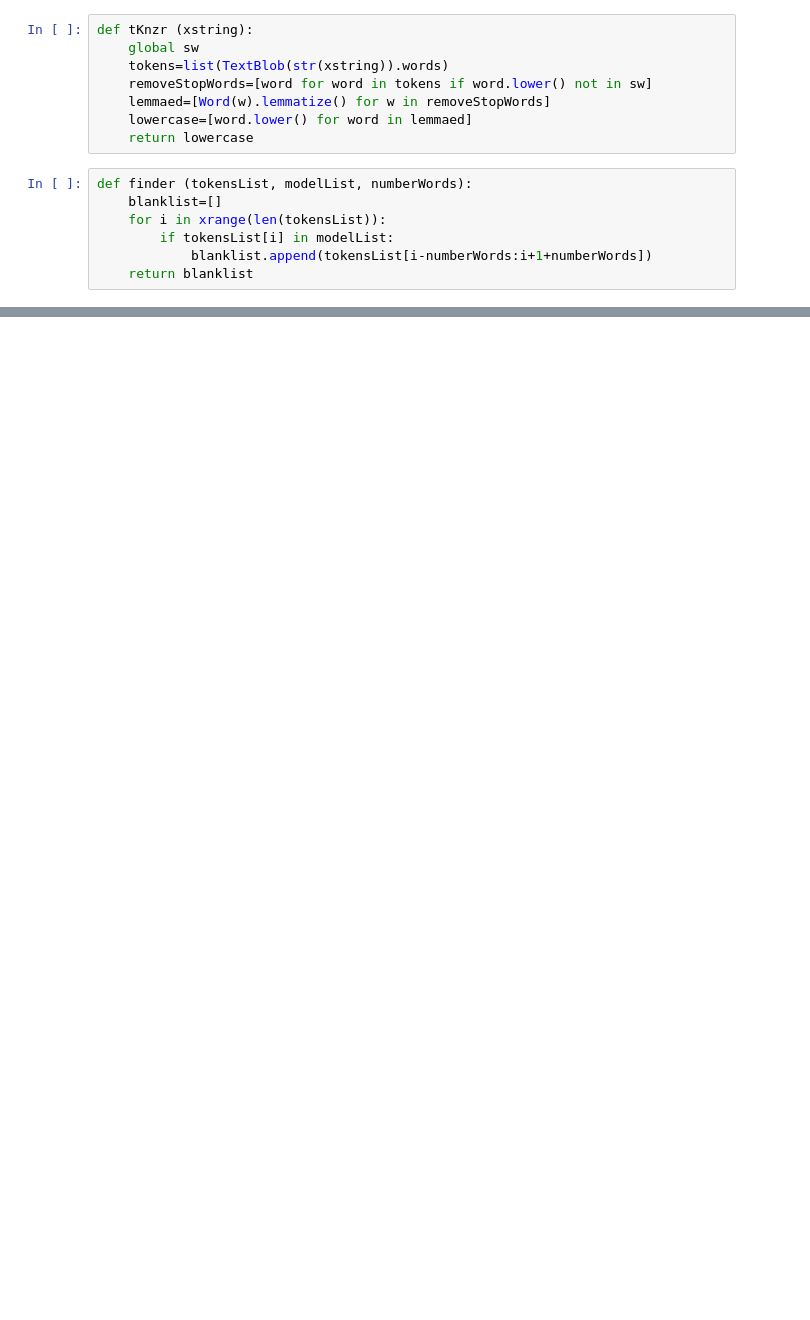
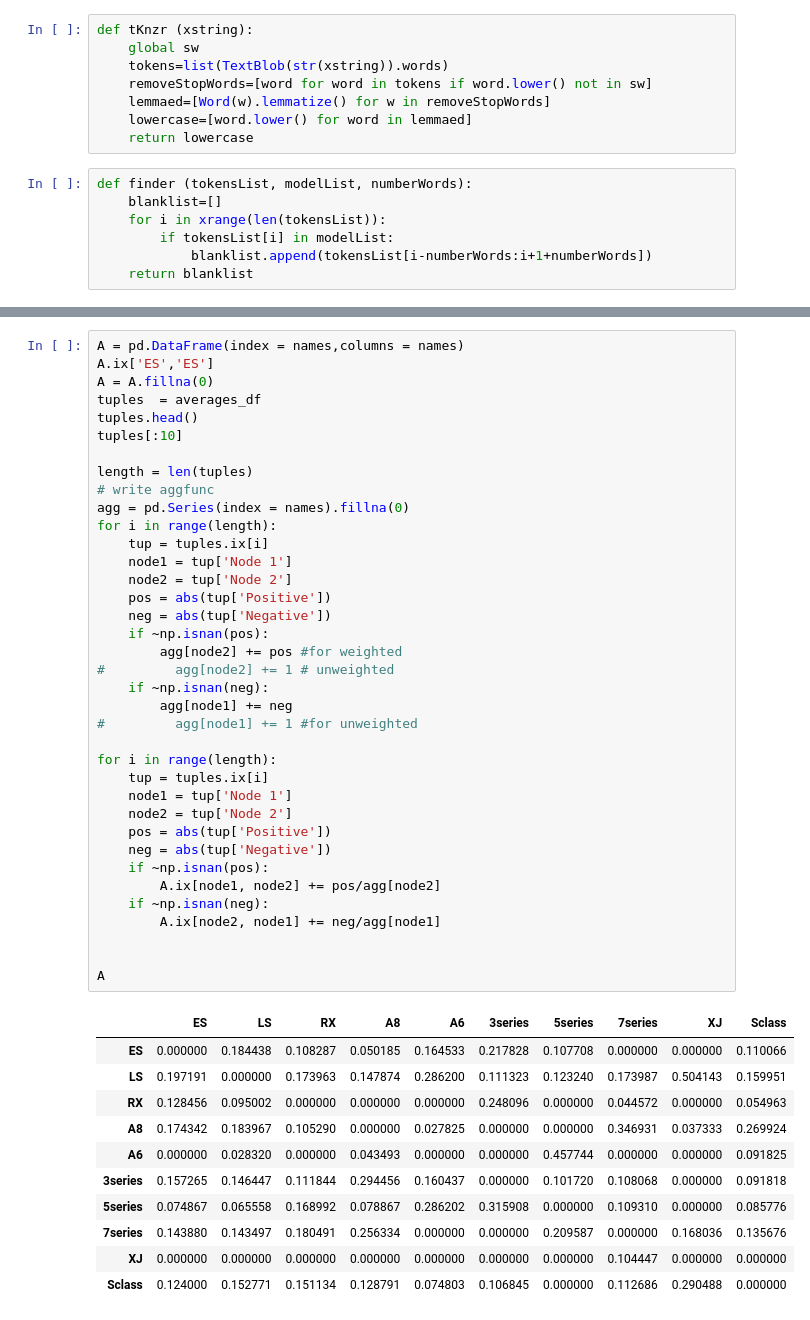
Before and after one commit to BejanSadeghian/Text_Mining_MIS184N, a Jupyter notebook: Group_Assignment_3/Compilation.ipynb, the cells around one changed output, grey strips where cells are left out. Saved outputs shown, nothing was run; the diff lists cells and outputs as text; blank space fills up the shorter version.

```diff
--- a/Group_Assignment_3/Compilation.ipynb
+++ b/Group_Assignment_3/Compilation.ipynb
@@ -81,0 +171,49 @@ NameError: global name 'tb' is not defined
+# %%
+A = pd.DataFrame(index = names,columns = names)
+A.ix['ES','ES']
+A = A.fillna(0)
+tuples  = averages_df
+tuples.head()
+tuples[:10]
+
+length = len(tuples)
+# write aggfunc
+agg = pd.Series(index = names).fillna(0)
+for i in range(length):
+    tup = tuples.ix[i]
+    node1 = tup['Node 1']
+    node2 = tup['Node 2']
+    pos = abs(tup['Positive'])
+    neg = abs(tup['Negative'])
+    if ~np.isnan(pos):
+        agg[node2] += pos #for weighted
+#         agg[node2] += 1 # unweighted
+    if ~np.isnan(neg):
+        agg[node1] += neg
+#         agg[node1] += 1 #for unweighted
+
+for i in range(length):
+    tup = tuples.ix[i]
+    node1 = tup['Node 1']
+    node2 = tup['Node 2']
+    pos = abs(tup['Positive'])
+    neg = abs(tup['Negative'])
+    if ~np.isnan(pos):
+        A.ix[node1, node2] += pos/agg[node2]
+    if ~np.isnan(neg):
+        A.ix[node2, node1] += neg/agg[node1]
+
+
+A
+# %% [output]
+|  | ES | LS | RX | A8 | A6 | 3series | 5series | 7series | XJ | Sclass |
+| ES | 0.000000 | 0.184438 | 0.108287 | 0.050185 | 0.164533 | 0.217828 | 0.107708 | 0.000000 | 0.000000 | 0.110066 |
+| LS | 0.197191 | 0.000000 | 0.173963 | 0.147874 | 0.286200 | 0.111323 | 0.123240 | 0.173987 | 0.504143 | 0.159951 |
+| RX | 0.128456 | 0.095002 | 0.000000 | 0.000000 | 0.000000 | 0.248096 | 0.000000 | 0.044572 | 0.000000 | 0.054963 |
+| A8 | 0.174342 | 0.183967 | 0.105290 | 0.000000 | 0.027825 | 0.000000 | 0.000000 | 0.346931 | 0.037333 | 0.269924 |
+| A6 | 0.000000 | 0.028320 | 0.000000 | 0.043493 | 0.000000 | 0.000000 | 0.457744 | 0.000000 | 0.000000 | 0.091825 |
+| 3series | 0.157265 | 0.146447 | 0.111844 | 0.294456 | 0.160437 | 0.000000 | 0.101720 | 0.108068 | 0.000000 | 0.091818 |
+| 5series | 0.074867 | 0.065558 | 0.168992 | 0.078867 | 0.286202 | 0.315908 | 0.000000 | 0.109310 | 0.000000 | 0.085776 |
+| 7series | 0.143880 | 0.143497 | 0.180491 | 0.256334 | 0.000000 | 0.000000 | 0.209587 | 0.000000 | 0.168036 | 0.135676 |
+| XJ | 0.000000 | 0.000000 | 0.000000 | 0.000000 | 0.000000 | 0.000000 | 0.000000 | 0.104447 | 0.000000 | 0.000000 |
+| Sclass | 0.124000 | 0.152771 | 0.151134 | 0.128791 | 0.074803 | 0.106845 | 0.000000 | 0.112686 | 0.290488 | 0.000000 |
```
Also changed, not shown: parts of 14 cells of this notebook.
